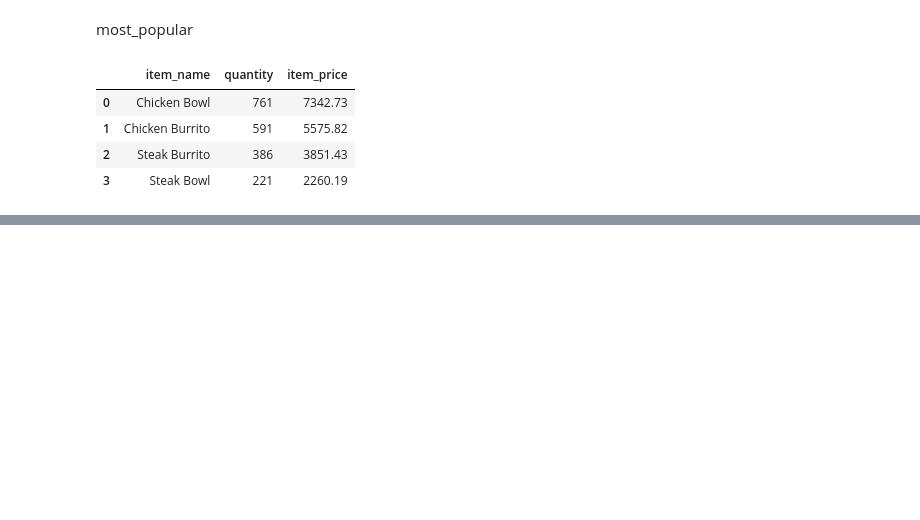
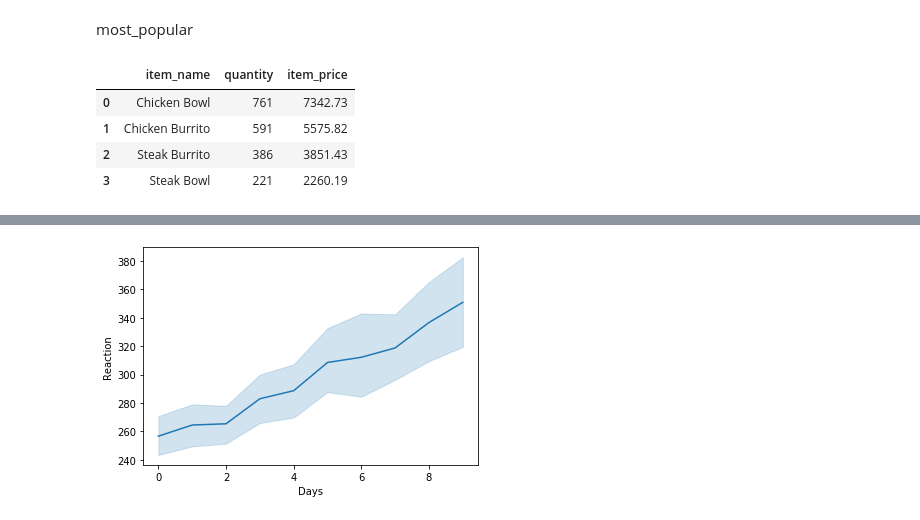
Before and after one commit to matt-c-knight/numpy-pandas-visualization-exercises, a Jupyter notebook: seaborn_exercises.ipynb, the cells around one changed output, grey strips where cells are left out. Drawn from its saved outputs; the diff is of its cells as text; code cells hidden in the pictures; blank space fills up the shorter version.

```diff
--- a/seaborn_exercises.ipynb
+++ b/seaborn_exercises.ipynb
@@ -234,0 +274,4 @@ NameError: name 'graph' is not defined
+# %%
+ax = sns.lineplot(x="Days", y="Reaction", data=sleepstudy)
+# %% [output]
+[figure, added]
```
Also changed, not shown: parts of 6 cells of this notebook.
